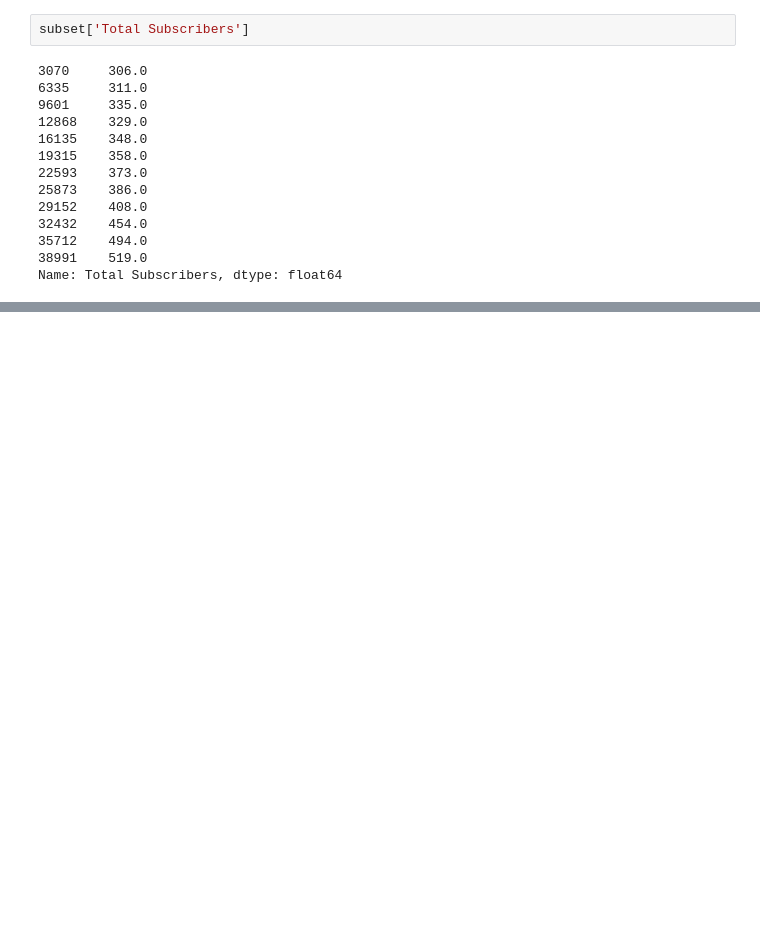
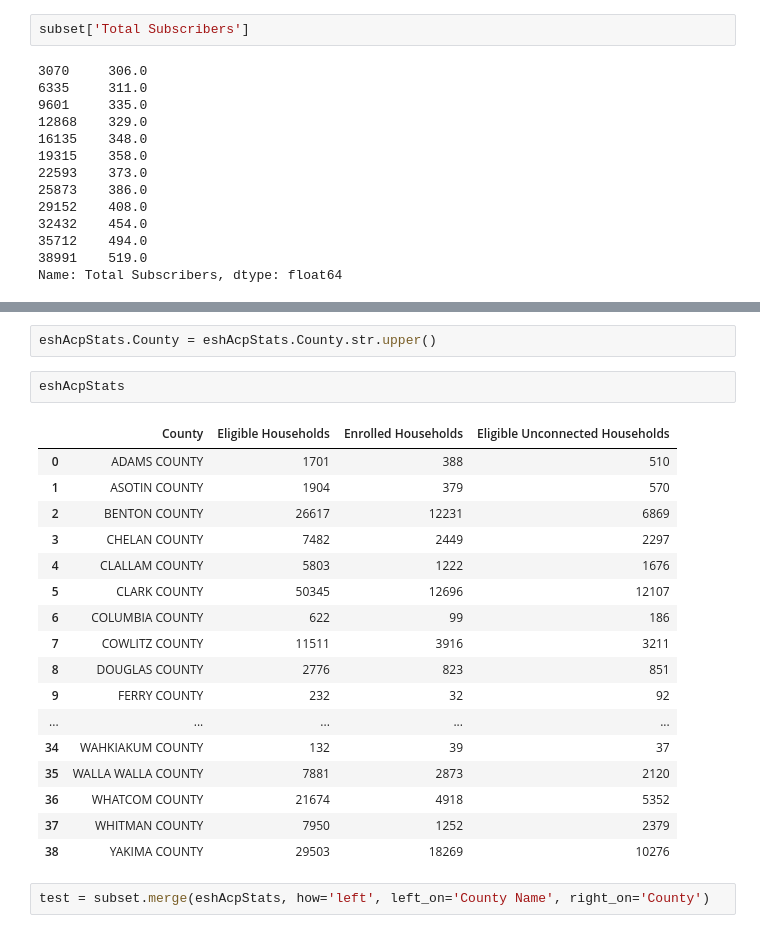
Before and after one commit to npappin-wsu/acp-analytics, a Jupyter notebook: explore.ipynb, the cells around one changed output, grey strips where cells are left out. Saved outputs shown, nothing was run; the diff lists cells and outputs as text; blank space fills up the shorter version.

```diff
--- a/explore.ipynb
+++ b/explore.ipynb
@@ -68,0 +91,24 @@ Name: Total Subscribers, dtype: float64
+# %%
+eshAcpStats.County = eshAcpStats.County.str.upper()
+# %%
+eshAcpStats
+# %% [output]
+|  | County | Eligible Households | Enrolled Households | Eligible Unconnected Households |
+| 0 | ADAMS COUNTY | 1701 | 388 | 510 |
+| 1 | ASOTIN COUNTY | 1904 | 379 | 570 |
+| 2 | BENTON COUNTY | 26617 | 12231 | 6869 |
+| 3 | CHELAN COUNTY | 7482 | 2449 | 2297 |
+| 4 | CLALLAM COUNTY | 5803 | 1222 | 1676 |
+| 5 | CLARK COUNTY | 50345 | 12696 | 12107 |
+| 6 | COLUMBIA COUNTY | 622 | 99 | 186 |
+| 7 | COWLITZ COUNTY | 11511 | 3916 | 3211 |
+| 8 | DOUGLAS COUNTY | 2776 | 823 | 851 |
+| 9 | FERRY COUNTY | 232 | 32 | 92 |
+| ... | ... | ... | ... | ... |
+| 34 | WAHKIAKUM COUNTY | 132 | 39 | 37 |
+| 35 | WALLA WALLA COUNTY | 7881 | 2873 | 2120 |
+| 36 | WHATCOM COUNTY | 21674 | 4918 | 5352 |
+| 37 | WHITMAN COUNTY | 7950 | 1252 | 2379 |
+| 38 | YAKIMA COUNTY | 29503 | 18269 | 10276 |
+# %%
+test = subset.merge(eshAcpStats, how='left', left_on='County Name', right_on='County')
```
Also changed, not shown: parts of 9 cells of this notebook, 5 other files.
